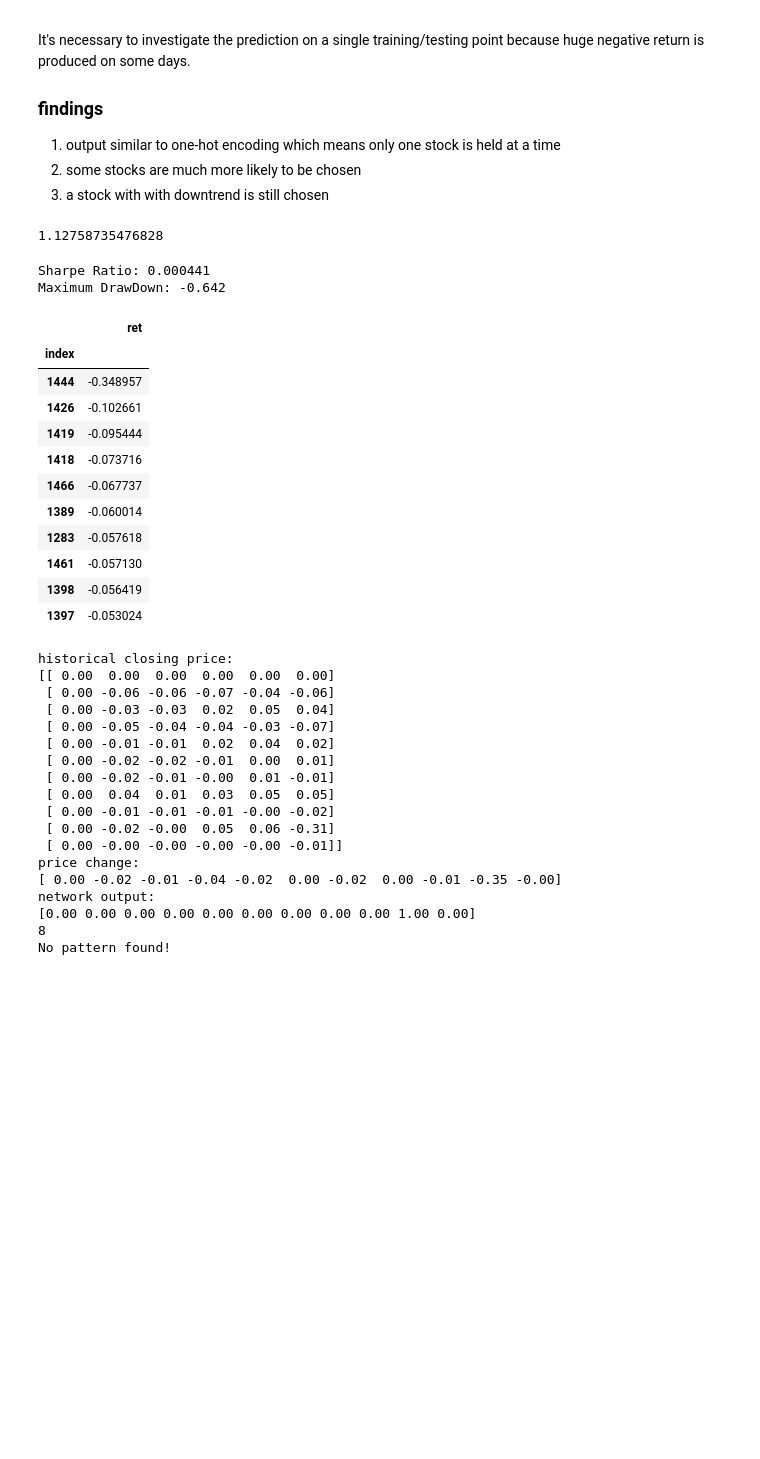
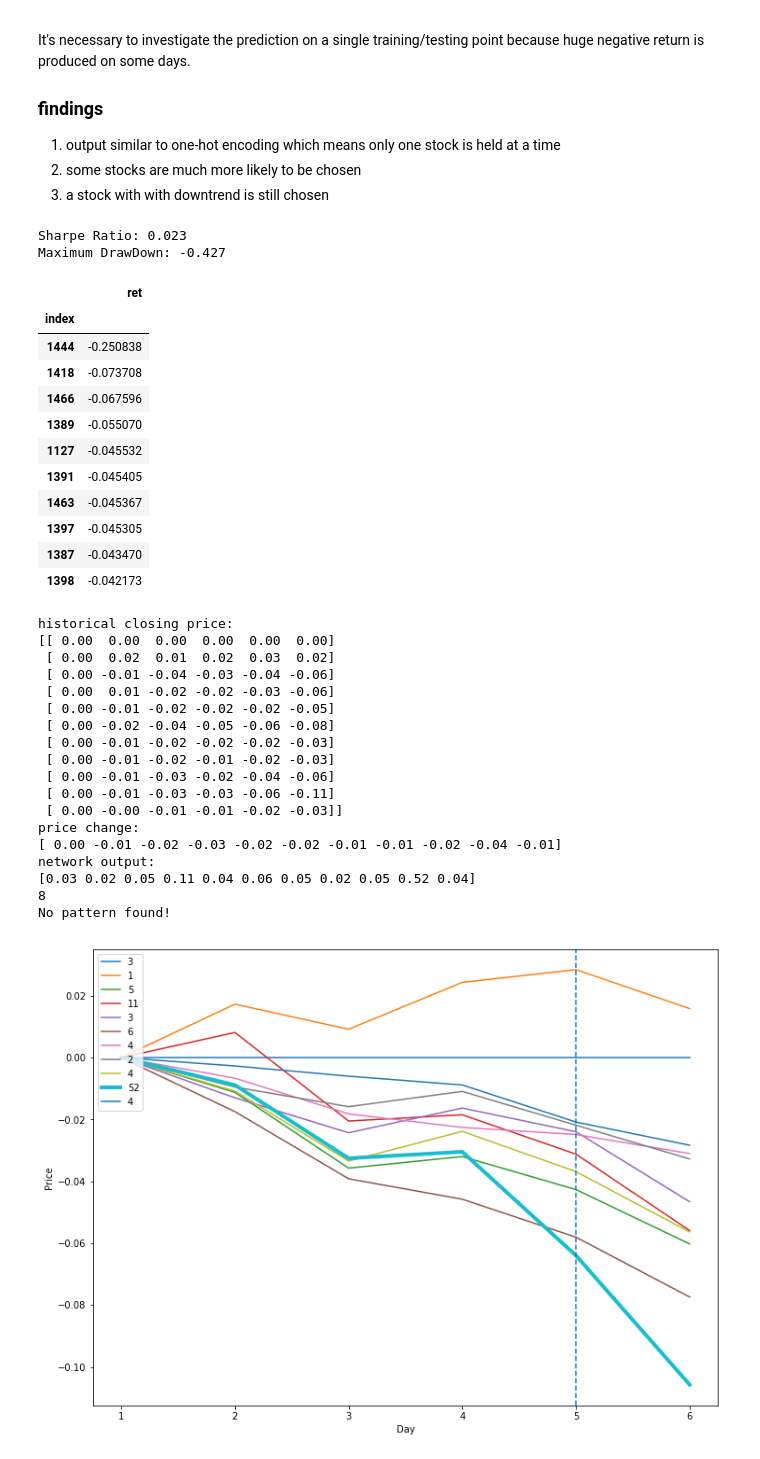
Before and after one commit to yanxurui/portfolio, a Jupyter notebook: analysis.ipynb, the cells around one changed output. Drawn from its saved outputs; the diff is of its cells as text; code cells hidden in the pictures; blank space fills up the shorter version.

```diff
--- a/analysis.ipynb
+++ b/analysis.ipynb
@@ -63,10 +63,6 @@ It's necessary to investigate the prediction on a single training/testing point
 1. output similar to one-hot encoding which means only one stock is held at a time
 2. some stocks are much more likely to be chosen
 3. a stock with with downtrend is still chosen
-# %%
-max(test_summary['ret']+1)
-# %% [output]
-1.12758735476828
 # %%
 import os
 from pathlib import Path
@@ -153,61 +149,62 @@ def case(save_dir, k=0):
             ax.plot(df[c], label='{:d}'.format(int(weights[i]*100)), linewidth=4.0)
         else:
             ax.plot(df[c], label='{:d}'.format(int(weights[i]*100)))
     ax.axvline(df.index[-2], linestyle='--')
     ax.legend(loc='upper left')
 
     # access data_raw directly instead of using X in order to get date and raw price
     if data.cash and stock_idx!=0:
         stock_idx -= 1
     print(stock_idx)
     best_stock = data.stocks[stock_idx]
     OHLC = data.data_raw.iloc[begin:end].loc[:,idx[['Open', 'High', 'Low', 'Close'], best_stock]]
     OHLC.columns = OHLC.columns.droplevel(1)
     OHLC.reset_index(inplace=True)
     OHLC.Date = date2num(OHLC.Date)
     candle(OHLC.values, title='Candlesticks of the most weighted stock')
 
     pattern(OHLC.iloc[:-1])
 
 # restart the kernel after changing dir
 save_dir = Path('exp/baseline')
 os.environ['CONFIG_LOCAL_DIR'] = str(save_dir)
 from config_global import data
 from main import allocate
 test_summary = pd.read_csv(save_dir.joinpath('test_summary.csv'), index_col='index')
 test_output = pd.read_csv(save_dir.joinpath('test_output.csv'), index_col=0)
 
-case(save_dir, 0)
+case(save_dir, 16)
 # %% [output]
-Sharpe Ratio: 0.000441
-Maximum DrawDown: -0.642
+Sharpe Ratio: 0.023
+Maximum DrawDown: -0.427
 |  | ret |
 | index |  |
-| 1444 | -0.348957 |
-| 1426 | -0.102661 |
-| 1419 | -0.095444 |
-| 1418 | -0.073716 |
-| 1466 | -0.067737 |
-| 1389 | -0.060014 |
-| 1283 | -0.057618 |
-| 1461 | -0.057130 |
-| 1398 | -0.056419 |
-| 1397 | -0.053024 |
+| 1444 | -0.250838 |
+| 1418 | -0.073708 |
+| 1466 | -0.067596 |
+| 1389 | -0.055070 |
+| 1127 | -0.045532 |
+| 1391 | -0.045405 |
+| 1463 | -0.045367 |
+| 1397 | -0.045305 |
+| 1387 | -0.043470 |
+| 1398 | -0.042173 |
 historical closing price:
 [[ 0.00  0.00  0.00  0.00  0.00  0.00]
- [ 0.00 -0.06 -0.06 -0.07 -0.04 -0.06]
- [ 0.00 -0.03 -0.03  0.02  0.05  0.04]
- [ 0.00 -0.05 -0.04 -0.04 -0.03 -0.07]
- [ 0.00 -0.01 -0.01  0.02  0.04  0.02]
- [ 0.00 -0.02 -0.02 -0.01  0.00  0.01]
- [ 0.00 -0.02 -0.01 -0.00  0.01 -0.01]
- [ 0.00  0.04  0.01  0.03  0.05  0.05]
- [ 0.00 -0.01 -0.01 -0.01 -0.00 -0.02]
- [ 0.00 -0.02 -0.00  0.05  0.06 -0.31]
- [ 0.00 -0.00 -0.00 -0.00 -0.00 -0.01]]
+ [ 0.00  0.02  0.01  0.02  0.03  0.02]
+ [ 0.00 -0.01 -0.04 -0.03 -0.04 -0.06]
+ [ 0.00  0.01 -0.02 -0.02 -0.03 -0.06]
+ [ 0.00 -0.01 -0.02 -0.02 -0.02 -0.05]
+ [ 0.00 -0.02 -0.04 -0.05 -0.06 -0.08]
+ [ 0.00 -0.01 -0.02 -0.02 -0.02 -0.03]
+ [ 0.00 -0.01 -0.02 -0.01 -0.02 -0.03]
+ [ 0.00 -0.01 -0.03 -0.02 -0.04 -0.06]
+ [ 0.00 -0.01 -0.03 -0.03 -0.06 -0.11]
+ [ 0.00 -0.00 -0.01 -0.01 -0.02 -0.03]]
 price change:
-[ 0.00 -0.02 -0.01 -0.04 -0.02  0.00 -0.02  0.00 -0.01 -0.35 -0.00]
+[ 0.00 -0.01 -0.02 -0.03 -0.02 -0.02 -0.01 -0.01 -0.02 -0.04 -0.01]
 network output:
-[0.00 0.00 0.00 0.00 0.00 0.00 0.00 0.00 0.00 1.00 0.00]
+[0.03 0.02 0.05 0.11 0.04 0.06 0.05 0.02 0.05 0.52 0.04]
 8
 No pattern found!
+[figure, added]
```
Also changed, not shown: parts of 4 cells of this notebook, 1 other file.
